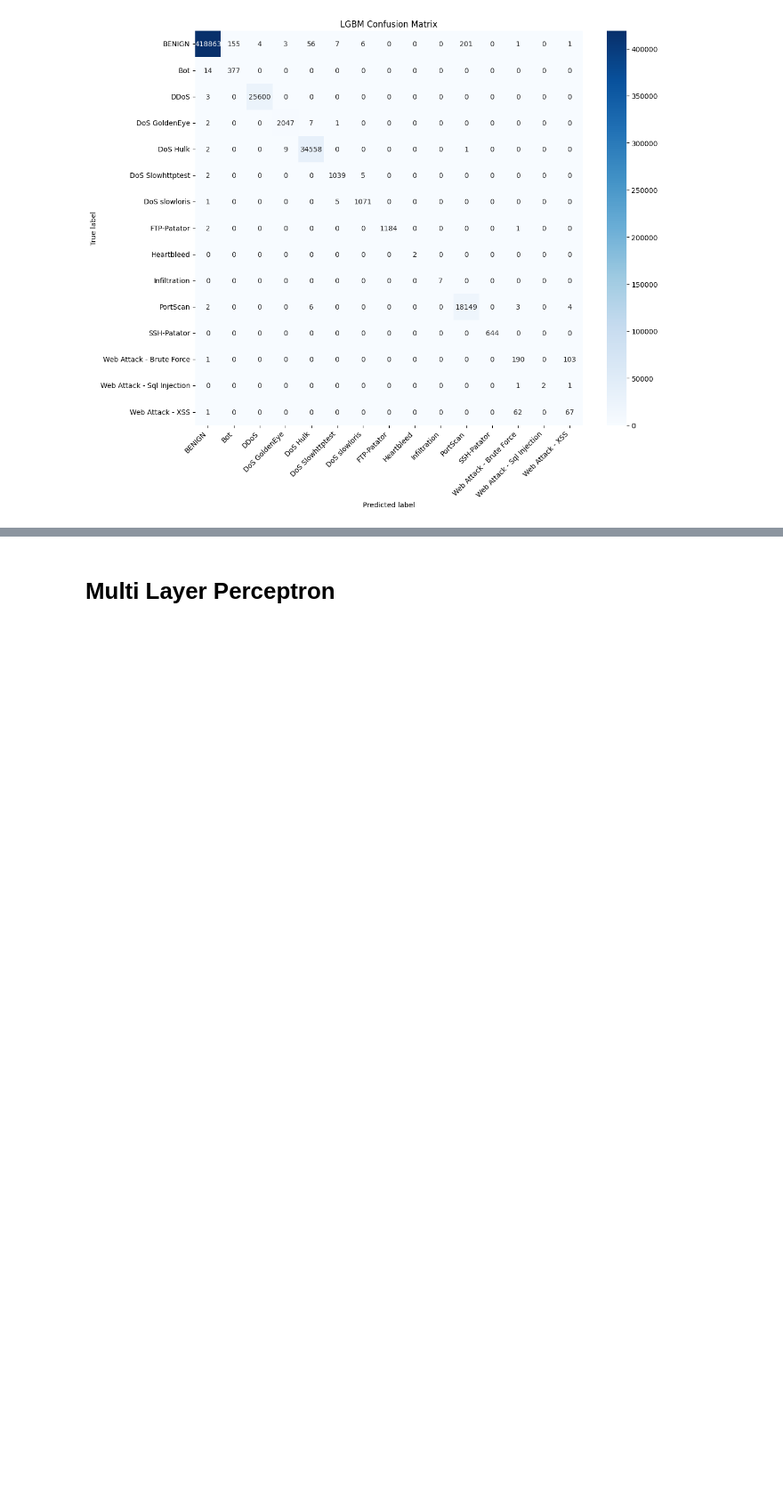
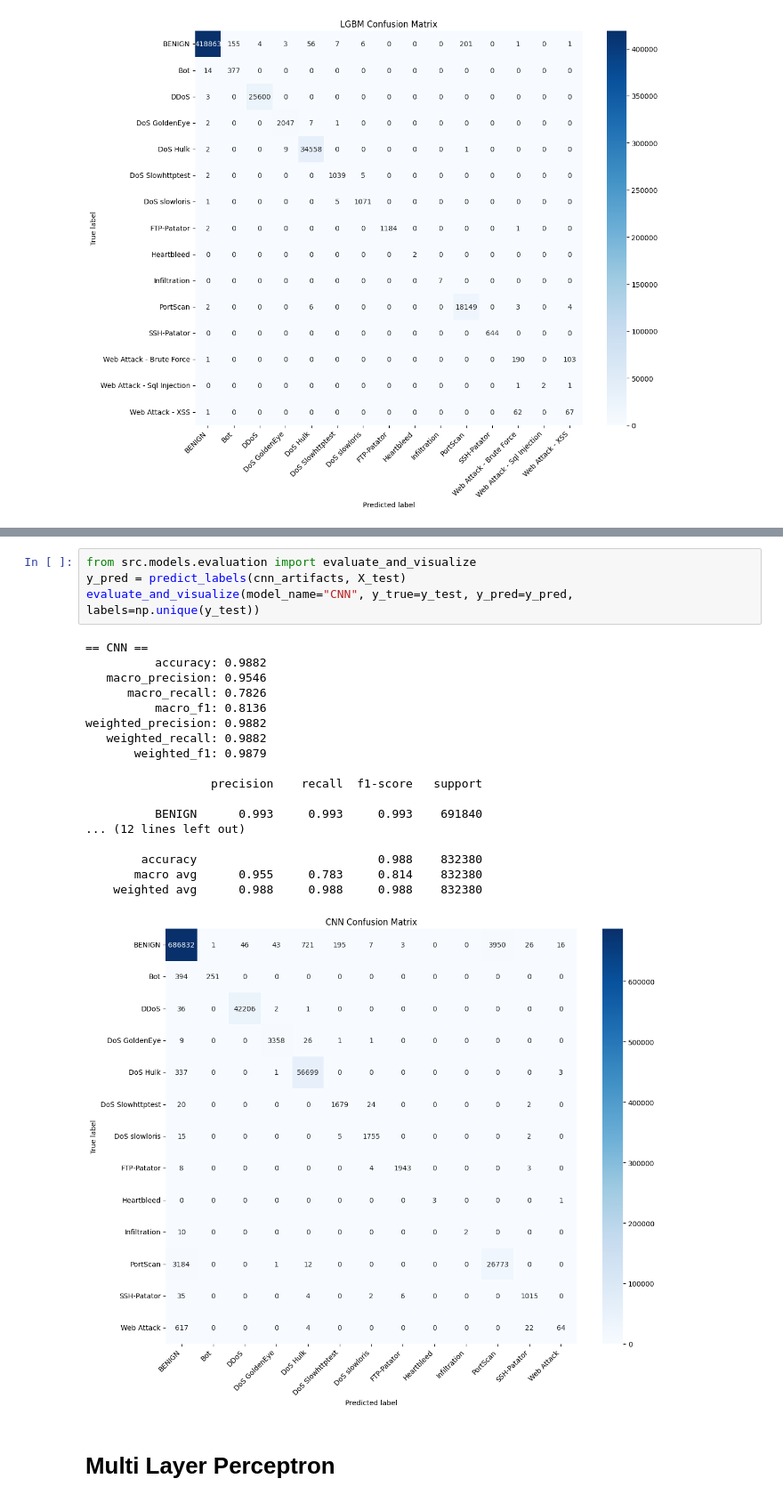
Before and after one commit to levipare/cs3540-final, a Jupyter notebook: test.ipynb, the cells around one changed output, grey strips where cells are left out. Shown at 89% size. Drawn from its saved outputs; the diff is of its cells as text; blank space fills up the shorter version.

```diff
--- a/test.ipynb
+++ b/test.ipynb
@@ -262,3 +342,26 @@ weighted_precision: 0.9988
+# %%
+from src.models.evaluation import evaluate_and_visualize
+y_pred = predict_labels(cnn_artifacts, X_test)
+evaluate_and_visualize(model_name="CNN", y_true=y_test, y_pred=y_pred, labels=np.unique(y_test))
+# %% [output]
+== CNN ==
+          accuracy: 0.9882
+   macro_precision: 0.9546
+      macro_recall: 0.7826
+          macro_f1: 0.8136
+weighted_precision: 0.9882
+   weighted_recall: 0.9882
+       weighted_f1: 0.9879
+
+                  precision    recall  f1-score   support
+
+          BENIGN      0.993     0.993     0.993    691840
+... (12 lines left out)
+
+        accuracy                          0.988    832380
+       macro avg      0.955     0.783     0.814    832380
+    weighted avg      0.988     0.988     0.988    832380
+[figure, added]
 # %% [markdown]
 # Multi Layer Perceptron
 # %%
```
Also changed, not shown: parts of 8 cells of this notebook, 2 other files.
